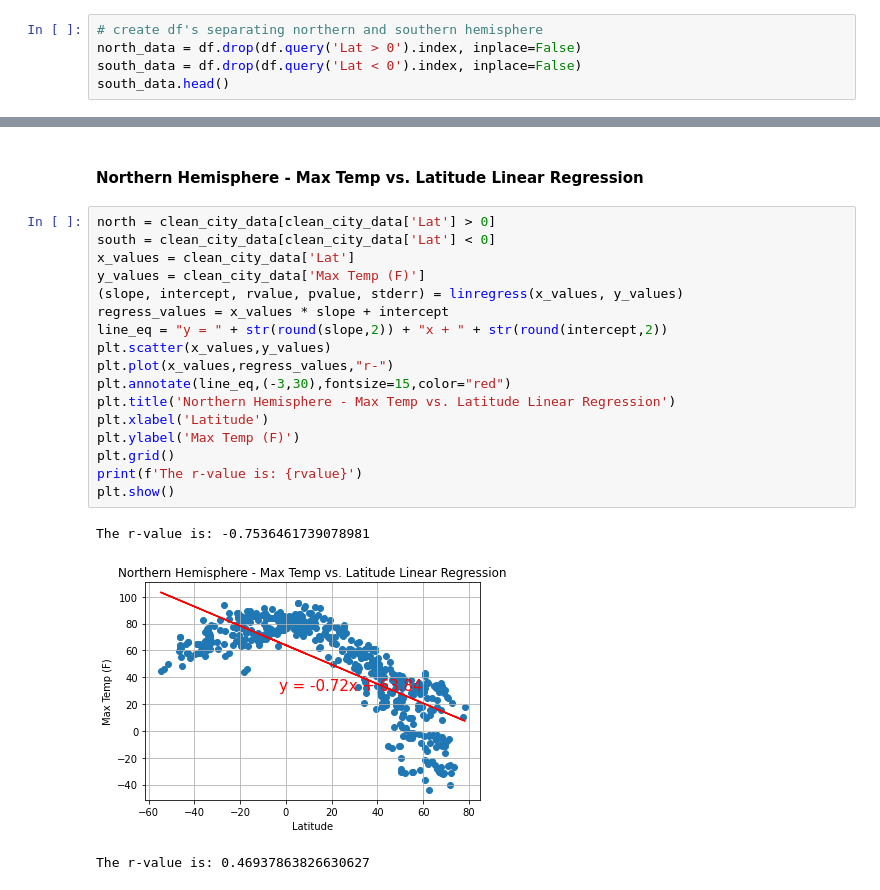
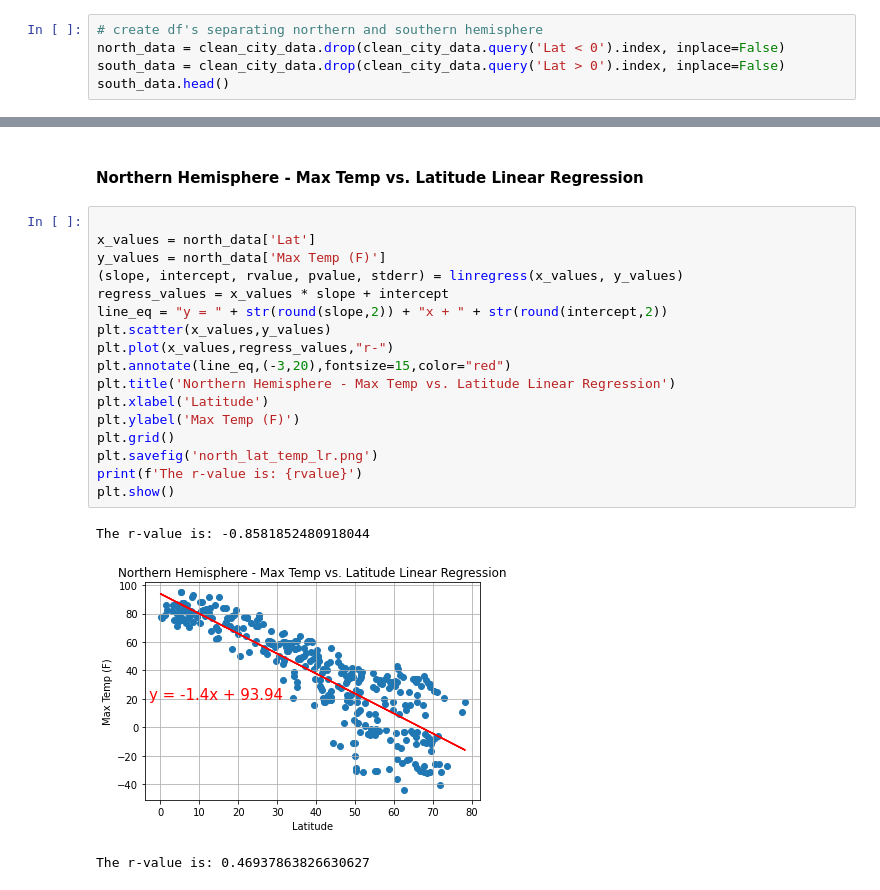
Before and after one commit to g8r1fl/python-api-challenge, a Jupyter notebook: WeatherPy/WeatherPy-Copy1.ipynb, the cells around one changed output, grey strips where cells are left out. Drawn from its saved outputs; the diff is of its cells as text.

```diff
--- a/WeatherPy/WeatherPy-Copy1.ipynb
+++ b/WeatherPy/WeatherPy-Copy1.ipynb
@@ -404,8 +407,8 @@ plt.show()
 ## Linear Regression
 # %%
 # create df's separating northern and southern hemisphere
-north_data = df.drop(df.query('Lat > 0').index, inplace=False)
-south_data = df.drop(df.query('Lat < 0').index, inplace=False)
+north_data = clean_city_data.drop(clean_city_data.query('Lat < 0').index, inplace=False)
+south_data = clean_city_data.drop(clean_city_data.query('Lat > 0').index, inplace=False)
 south_data.head()
 # %% [output]
 |  | City | Lat | Lon | Max Temp (F) | Humidity | Cloudiness | Wind Speed | Country | Date |
@@ -438,25 +440,25 @@ The r-value is: 0.20054928768349345
 # %% [markdown]
 ####  Northern Hemisphere - Max Temp vs. Latitude Linear Regression
 # %%
-north = clean_city_data[clean_city_data['Lat'] > 0]
-south = clean_city_data[clean_city_data['Lat'] < 0]
-x_values = clean_city_data['Lat']
-y_values = clean_city_data['Max Temp (F)']
+
+x_values = north_data['Lat']
+y_values = north_data['Max Temp (F)']
 (slope, intercept, rvalue, pvalue, stderr) = linregress(x_values, y_values)
 regress_values = x_values * slope + intercept
 line_eq = "y = " + str(round(slope,2)) + "x + " + str(round(intercept,2))
 plt.scatter(x_values,y_values)
 plt.plot(x_values,regress_values,"r-")
-plt.annotate(line_eq,(-3,30),fontsize=15,color="red")
+plt.annotate(line_eq,(-3,20),fontsize=15,color="red")
 plt.title('Northern Hemisphere - Max Temp vs. Latitude Linear Regression')
 plt.xlabel('Latitude')
 plt.ylabel('Max Temp (F)')
 plt.grid()
+plt.savefig('north_lat_temp_lr.png')
 print(f'The r-value is: {rvalue}')
 plt.show()
 # %% [output]
-The r-value is: -0.7536461739078981
+The r-value is: -0.8581852480918044
-[figure, old version]
+[figure, new version]
 # %%
 # %% [output]
 The r-value is: 0.46937863826630627
```
Also changed, not shown: parts of 12 cells of this notebook, 4 other files.
